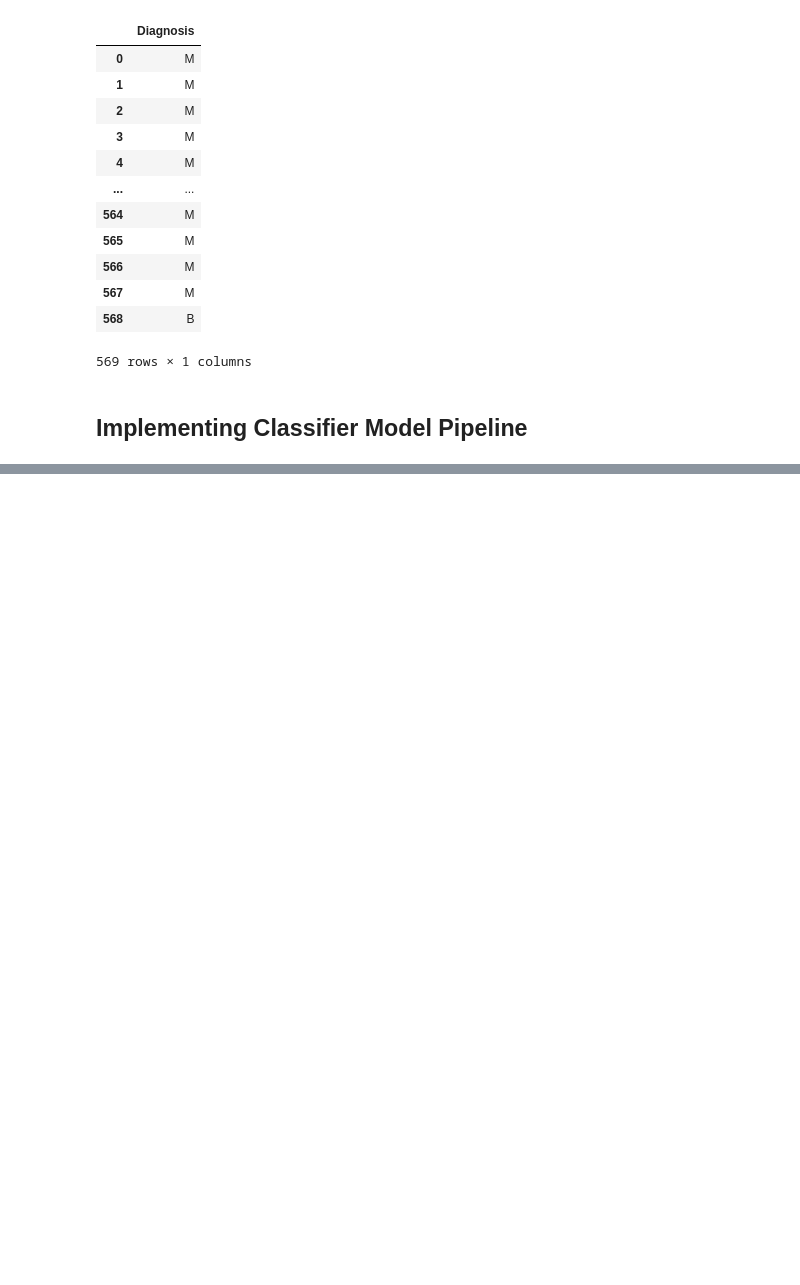
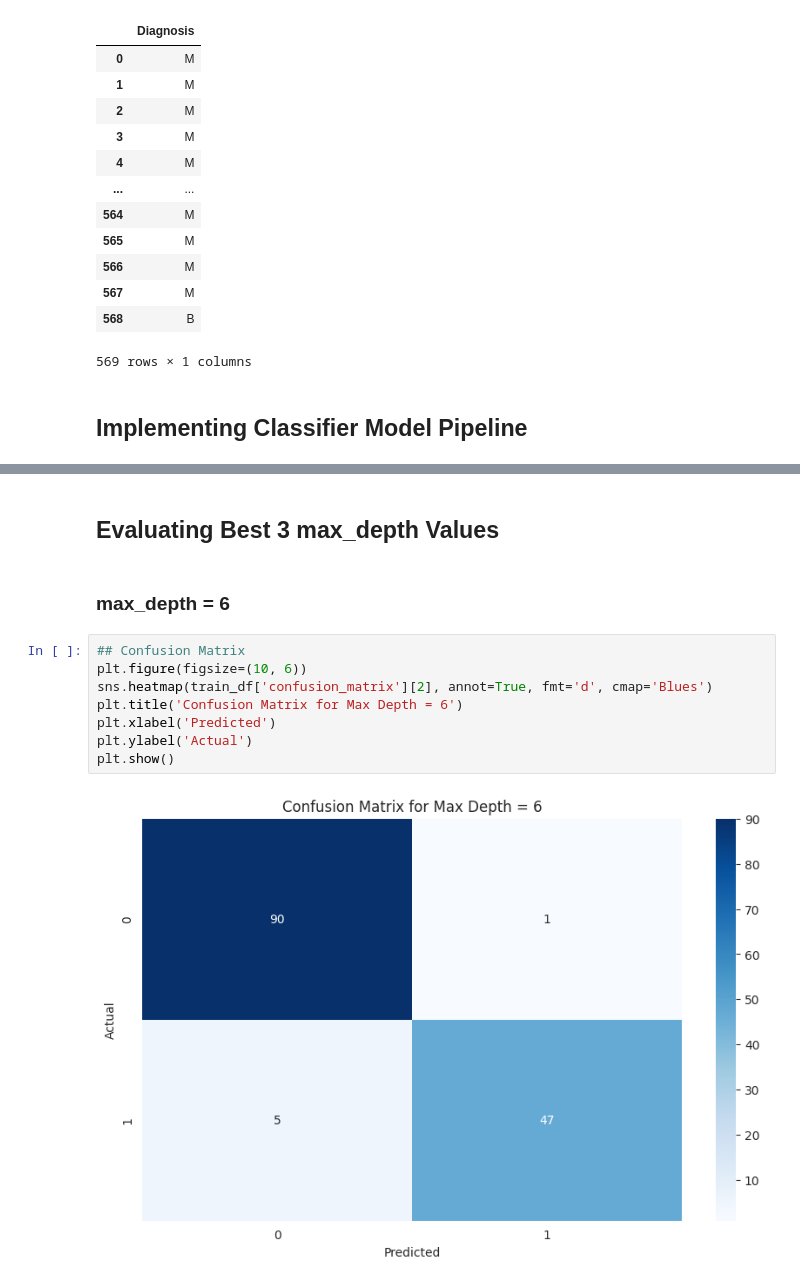
Before and after one commit to TETRAWasTaken/Machine-Learning, a Jupyter notebook: Supervised-Learning/Decision Tree/DT_2.ipynb, the cells around one changed output, grey strips where cells are left out. Saved outputs shown, nothing was run; the diff lists cells and outputs as text; blank space fills up the shorter version.

```diff
--- a/Supervised-Learning/Decision Tree/DT_2.ipynb
+++ b/Supervised-Learning/Decision Tree/DT_2.ipynb
@@ -122,0 +160,14 @@ class DT_classifier:
+# %% [markdown]
+## Evaluating Best 3 max_depth Values
+# %% [markdown]
+### max_depth = 6
+# %%
+## Confusion Matrix
+plt.figure(figsize=(10, 6))
+sns.heatmap(train_df['confusion_matrix'][2], annot=True, fmt='d', cmap='Blues')
+plt.title('Confusion Matrix for Max Depth = 6')
+plt.xlabel('Predicted')
+plt.ylabel('Actual')
+plt.show()
+# %% [output]
+[figure, added]
```
Also changed, not shown: parts of 16 cells of this notebook, 3 other files.
